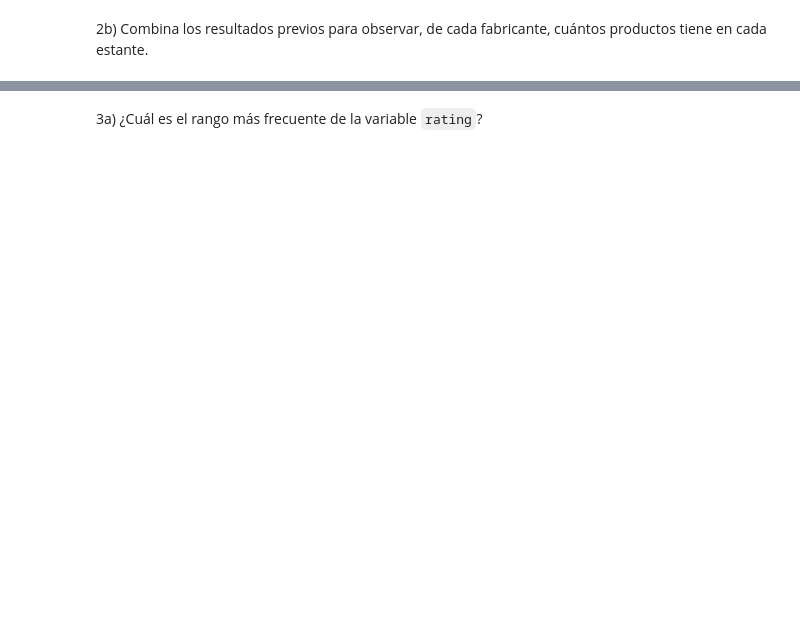
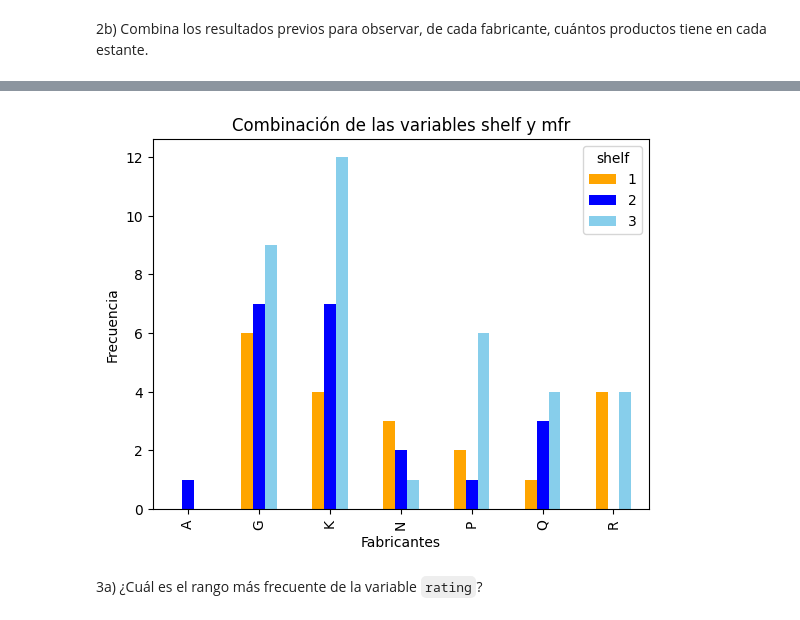
Before and after one commit to Hillelman/ciencia-de-datos-equipo, a Jupyter notebook: actividad-7/Actividad7PCA.ipynb, the cells around one changed output, grey strips where cells are left out. Drawn from its saved outputs; the diff is of its cells as text; code cells hidden in the pictures; blank space fills up the shorter version.

```diff
--- a/actividad-7/Actividad7PCA.ipynb
+++ b/actividad-7/Actividad7PCA.ipynb
@@ -58,2 +116,6 @@ Genera algunos gráficos para familiarizarte con el conjunto de datos. Al menos
 # %% [markdown]
 2b) Combina los resultados previos para observar, de cada fabricante, cuántos productos tiene en cada estante.
+# %%
+# Combinacion de las variables 'shelf' y 'mfr'
+combinacion_shelf_mfr = pd.crosstab(cereals_df['mfr'], cereals_df['shelf'])
+combinacion_shelf_mfr
@@ -60,2 +132,11 @@ Genera algunos gráficos para familiarizarte con el conjunto de datos. Al menos
+# %%
+# Gráfico de barras de la combinación de las variables 'shelf' y 'mfr'
+combinacion_shelf_mfr.plot(kind='bar', color=['orange', 'blue', 'skyblue'])
+plt.title('Combinación de las variables shelf y mfr')
+plt.xlabel('Fabricantes')
+plt.ylabel('Frecuencia')
+plt.show()
+# %% [output]
+[figure, added]
 # %% [markdown]
  3a) ¿Cuál es el rango más frecuente de la variable `rating`?
```
Also changed, not shown: parts of 9 cells of this notebook.
